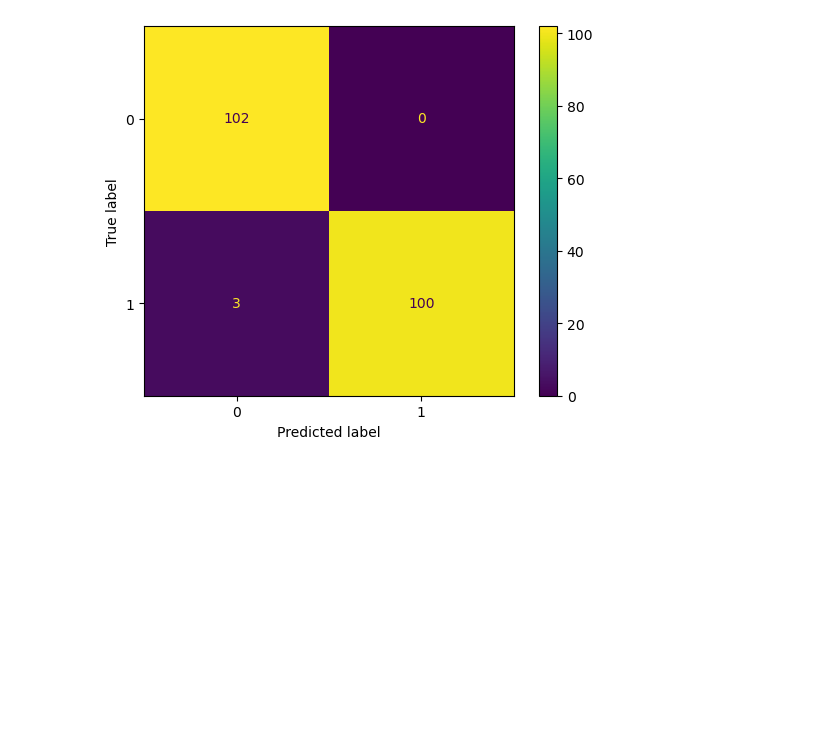
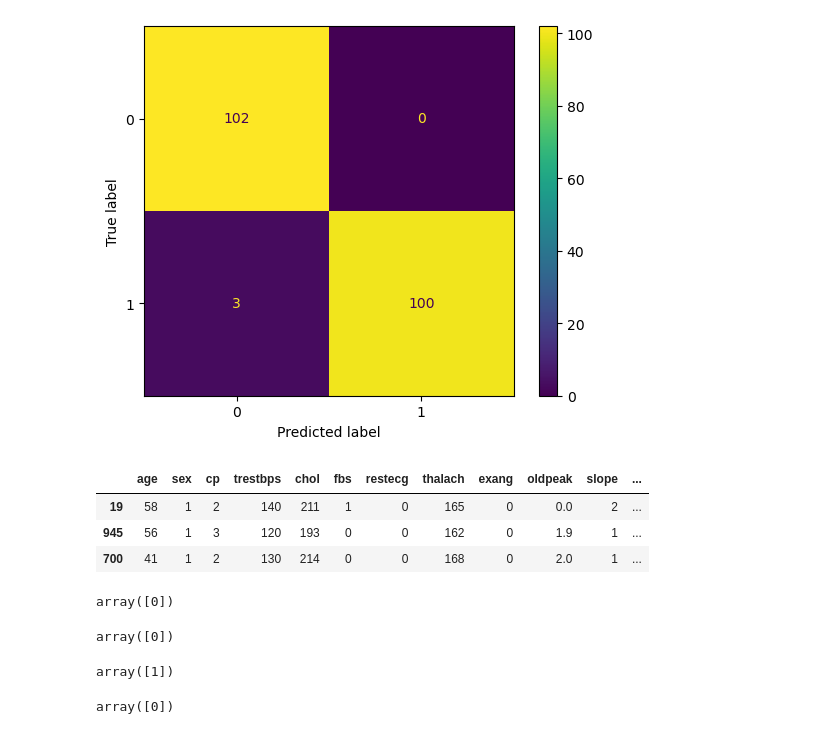
Before and after one commit to rkgupta7463/ML-projects-code, a Jupyter notebook: Heart Prediction Disease (with hypertuning).ipynb, the cells around one changed output. Cells and saved outputs as stored; diff of their text form; code cells hidden in the pictures; blank space fills up the shorter version.

```diff
--- a/Heart Prediction Disease (with hypertuning).ipynb
+++ b/Heart Prediction Disease (with hypertuning).ipynb
@@ -535,3 +537,26 @@ ConfusionMatrixDisplay(confusion_matrix(y_test,y_pred_gsrfc)).plot()
 # %% [output]
 <sklearn.metrics._plot.confusion_matrix.ConfusionMatrixDisplay at 0x...>
 [figure]
+# %%
+df.sample(3)
+# %% [output]
+|  | age | sex | cp | trestbps | chol | fbs | restecg | thalach | exang | oldpeak | slope | ... |
+| 19 | 58 | 1 | 2 | 140 | 211 | 1 | 0 | 165 | 0 | 0.0 | 2 | ... |
+| 945 | 56 | 1 | 3 | 120 | 193 | 0 | 0 | 162 | 0 | 1.9 | 1 | ... |
+| 700 | 41 | 1 | 2 | 130 | 214 | 0 | 0 | 168 | 0 | 2.0 | 1 | ... |
+# %%
+gs_rfc.predict(pd.DataFrame([[52,1,0,125,212,0,1,168,0,1.0,2,2,3]],columns=['age','sex','cp','trestbps','chol','fbs','restecg','thalach','exang','oldpeak','slope','ca','thal']))
+# %% [output]
+array([0])
+# %%
+gs_rfc.predict(pd.DataFrame([[54,1,0,122,286,0,0,116,1,3.2,1,2,2]],columns=['age','sex','cp','trestbps','chol','fbs','restecg','thalach','exang','oldpeak','slope','ca','thal']))
+# %% [output]
+array([0])
+# %%
+gs_rfc.predict(pd.DataFrame([[45,1,0,104,208,0,0,148,1,3.0,1,0,2]],columns=['age','sex','cp','trestbps','chol','fbs','restecg','thalach','exang','oldpeak','slope','ca','thal']))
+# %% [output]
+array([1])
+# %%
+gs_rfc.predict(pd.DataFrame([[10,2,5,10,21,0,1,68,0,1.0,0,1,4]],columns=['age','sex','cp','trestbps','chol','fbs','restecg','thalach','exang','oldpeak','slope','ca','thal']))
+# %% [output]
+array([0])
```
Also changed, not shown: parts of 3 cells of this notebook.
